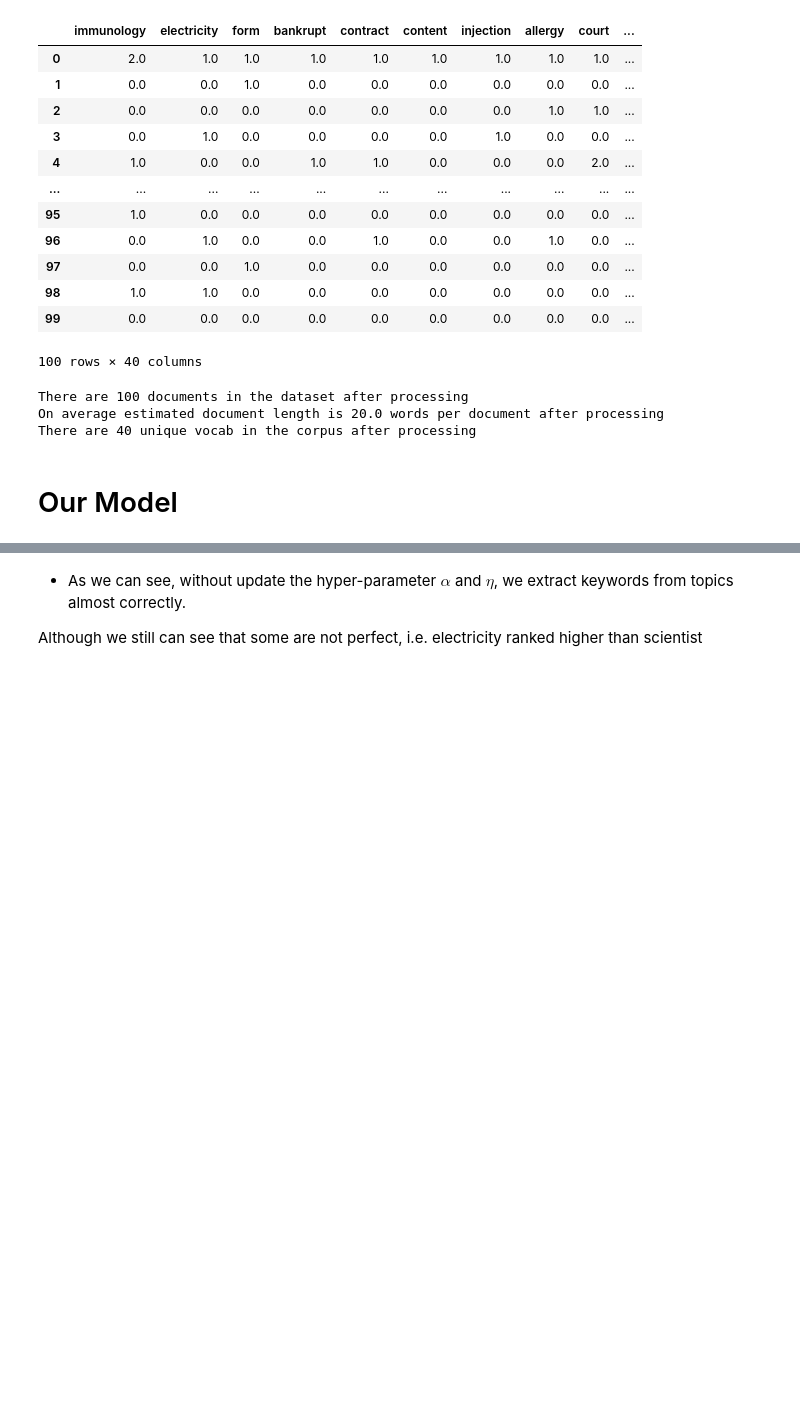
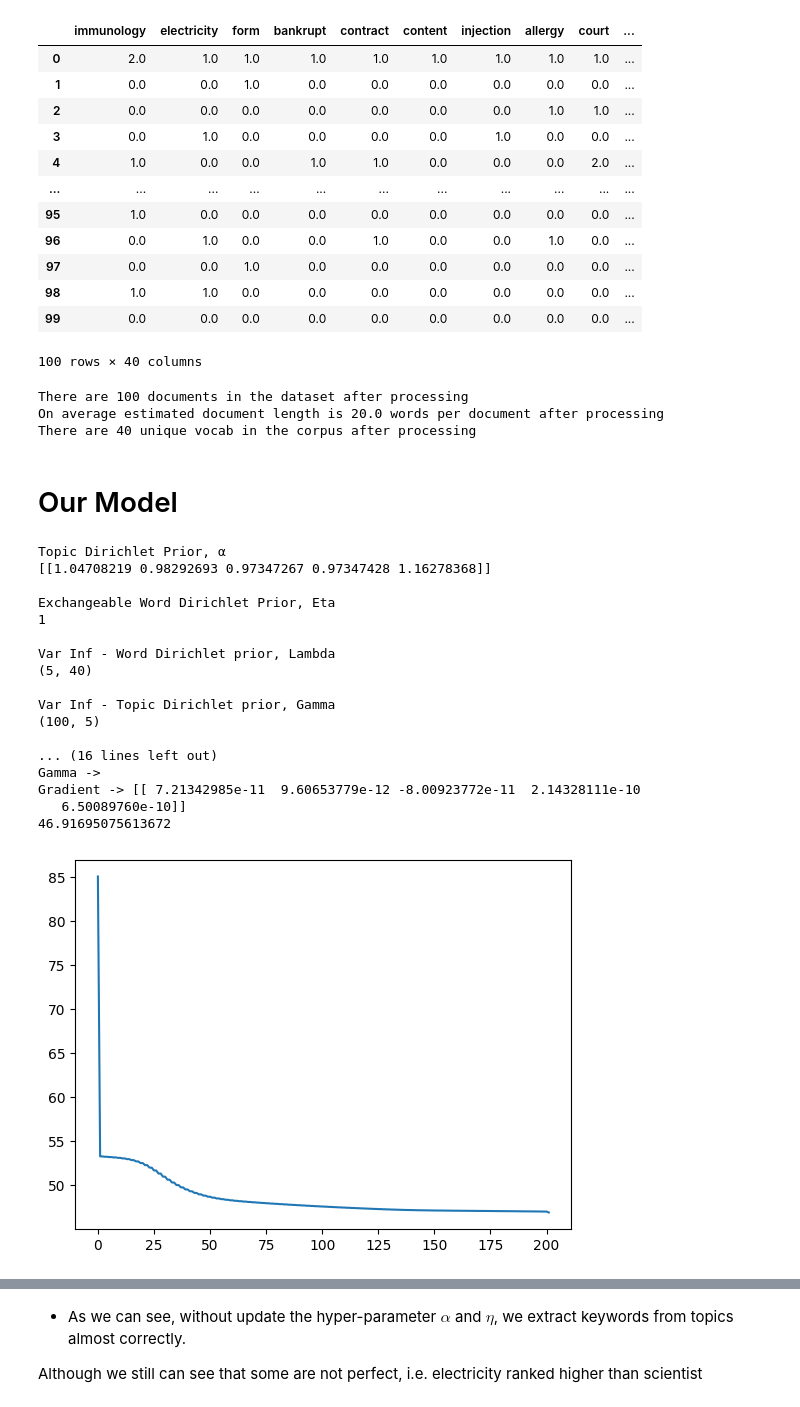
Before and after one commit to RobbenRibery/TuoTuo, a Jupyter notebook: notebook/Our Model vs SKLearn.ipynb, the cells around one changed output, grey strips where cells are left out. Drawn from its saved outputs; the diff is of its cells as text; code cells hidden in the pictures; blank space fills up the shorter version.

```diff
--- a/notebook/Our Model vs SKLearn.ipynb
+++ b/notebook/Our Model vs SKLearn.ipynb
@@ -171,6 +171,54 @@ On average estimated document length is 20.0 words per document after processing
 There are 40 unique vocab in the corpus after processing
 # %% [markdown]
 # Our Model
+# %%
+lda = LDASmoothed(
+    num_topics = 5,
+    exchangeable_prior = False,
+)
+
+expec_logs, perplexes = lda.fit(
+    train_doc= train_docs,
+    sampling= False,
+    verbose=True,
+    return_perplexities=True,
+)
+
+vars = _update(
+    lda._alpha_,
+    lda._gamma_,
+    lda.M,
+)
+
+perplexes.append(
+    lda.approx_perplexity(
+        train_docs.doc_vocab_count_array
+    )[0]
+)
+
+plt.plot(perplexes)
+print(perplexes[-1])
+#print(lda._alpha_)
+#print(lda._eta_)
+# %% [output]
+Topic Dirichlet Prior, α
+[[1.04708219 0.98292693 0.97347267 0.97347428 1.16278368]]
+
+Exchangeable Word Dirichlet Prior, Eta
+1
+
+Var Inf - Word Dirichlet prior, Lambda
+(5, 40)
+
+Var Inf - Topic Dirichlet prior, Gamma
+(100, 5)
+
+... (16 lines left out)
+Gamma ->
+Gradient -> [[ 7.21342985e-11  9.60653779e-12 -8.00923772e-11  2.14328111e-10
+   6.50089760e-10]]
+46.91695075613672
+[figure, added]
 # %%
 lda = LDASmoothed(
     num_topics = 5,
```
Also changed, not shown: parts of 17 cells of this notebook, 1 other file.
